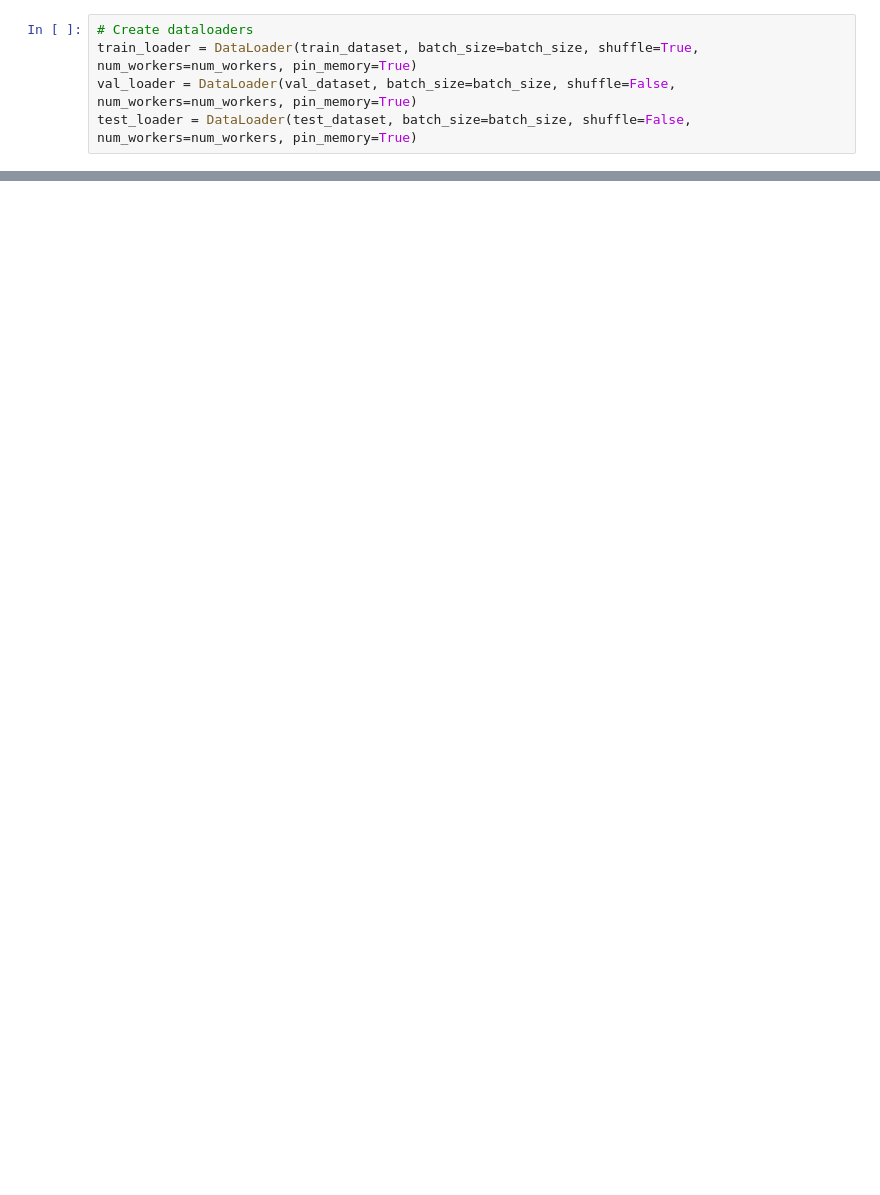
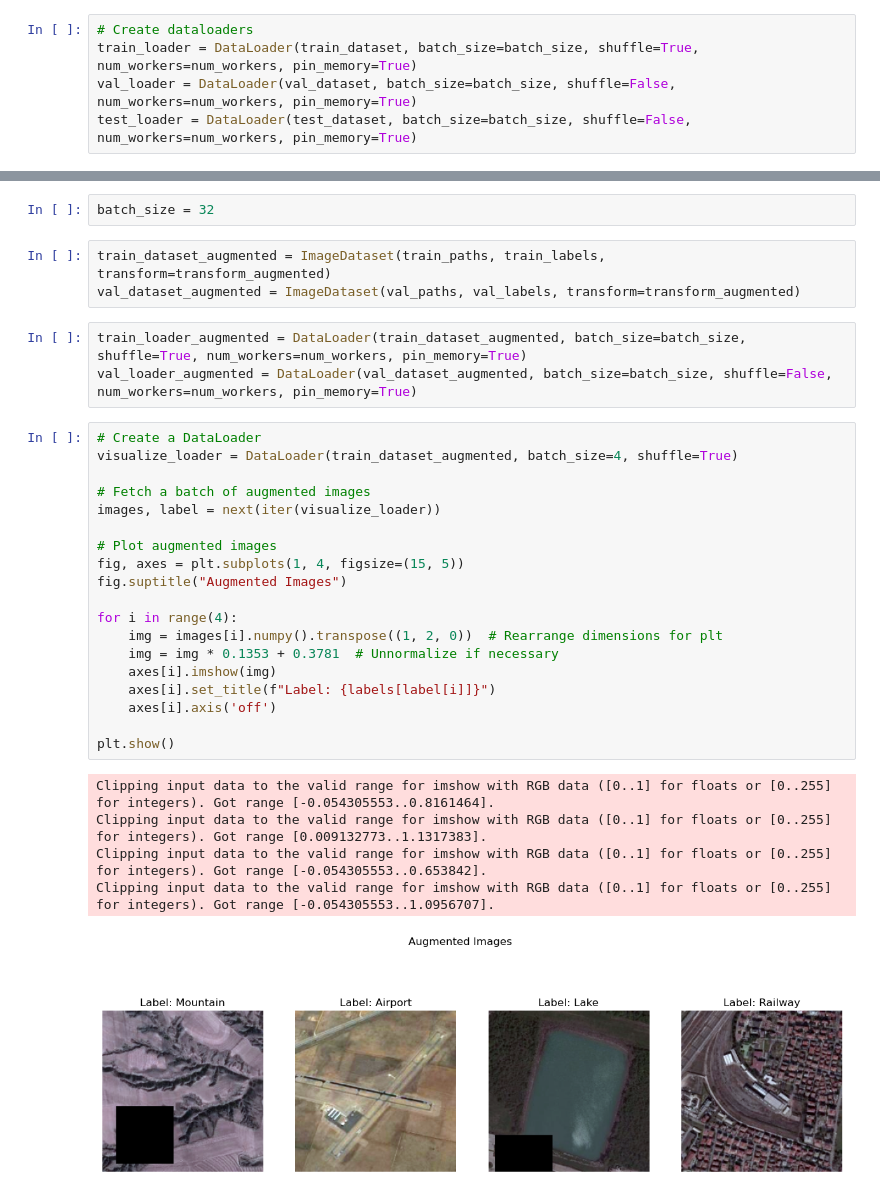
Before and after one commit to Pizzaman9988/Eksamen-Machine_Vision, a Jupyter notebook: Exam.ipynb, the cells around one changed output, grey strips where cells are left out. Cells and saved outputs as stored; diff of their text form; blank space fills up the shorter version.

```diff
--- a/Exam.ipynb
+++ b/Exam.ipynb
@@ -311,0 +562,33 @@ plt.show()
+# %%
+batch_size = 32
+# %%
+train_dataset_augmented = ImageDataset(train_paths, train_labels, transform=transform_augmented)
+val_dataset_augmented = ImageDataset(val_paths, val_labels, transform=transform_augmented)
+# %%
+train_loader_augmented = DataLoader(train_dataset_augmented, batch_size=batch_size, shuffle=True, num_workers=num_workers, pin_memory=True)
+val_loader_augmented = DataLoader(val_dataset_augmented, batch_size=batch_size, shuffle=False, num_workers=num_workers, pin_memory=True)
+# %%
+# Create a DataLoader
+visualize_loader = DataLoader(train_dataset_augmented, batch_size=4, shuffle=True)
+
+# Fetch a batch of augmented images
+images, label = next(iter(visualize_loader))
+
+# Plot augmented images
+fig, axes = plt.subplots(1, 4, figsize=(15, 5))
+fig.suptitle("Augmented Images")
+
+for i in range(4):
+    img = images[i].numpy().transpose((1, 2, 0))  # Rearrange dimensions for plt
+    img = img * 0.1353 + 0.3781  # Unnormalize if necessary
+    axes[i].imshow(img)
+    axes[i].set_title(f"Label: {labels[label[i]]}")
+    axes[i].axis('off')
+
+plt.show()
+# %% [output]
+Clipping input data to the valid range for imshow with RGB data ([0..1] for floats or [0..255] for integers). Got range [-0.054305553..0.8161464].
+Clipping input data to the valid range for imshow with RGB data ([0..1] for floats or [0..255] for integers). Got range [0.009132773..1.1317383].
+Clipping input data to the valid range for imshow with RGB data ([0..1] for floats or [0..255] for integers). Got range [-0.054305553..0.653842].
+Clipping input data to the valid range for imshow with RGB data ([0..1] for floats or [0..255] for integers). Got range [-0.054305553..1.0956707].
+[figure, added]
```
Also changed, not shown: parts of 56 cells of this notebook, 12 other files.
